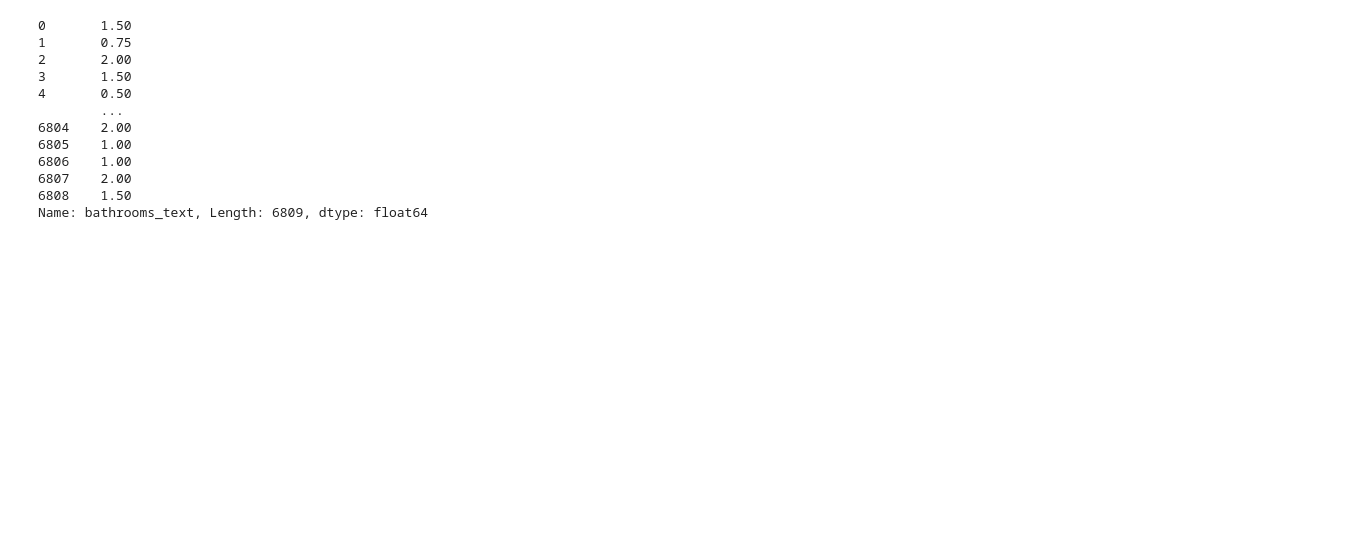
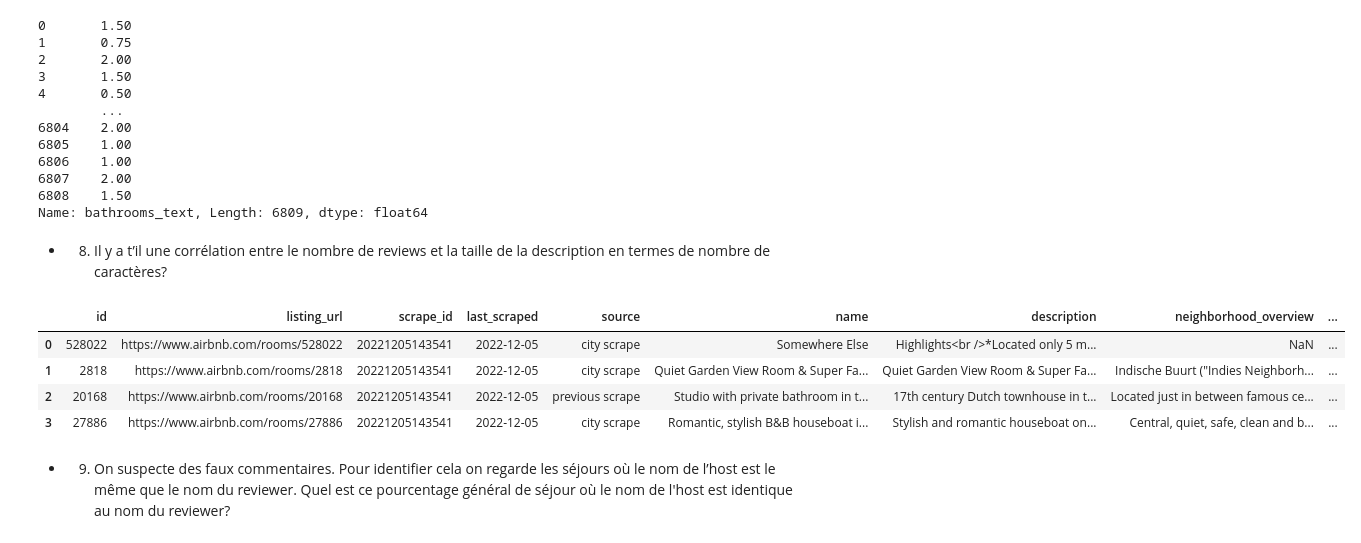
Before and after one commit to DonzerHD/Pandas-Env-Visuel, a Jupyter notebook: Pandas/TD_Pandas.ipynb, the cells around one changed output. Cells and saved outputs as stored; diff of their text form; code cells hidden in the pictures; blank space fills up the shorter version.

```diff
--- a/Pandas/TD_Pandas.ipynb
+++ b/Pandas/TD_Pandas.ipynb
@@ -216,3 +216,22 @@ df['bathrooms_text']
 6807    2.00
 6808    1.50
 Name: bathrooms_text, Length: 6809, dtype: float64
+# %% [markdown]
+- 8. Il y a t’il une corrélation entre le nombre de reviews et la taille de la description en
+termes de nombre de caractères?
+# %%
+df = pd.read_csv('listings.csv')
+df['description_length'] = df['description'].str.len()
+corr = df[['number_of_reviews', 'description_length']].corr()
+corr
+df.head(4)
+# %% [output]
+|  | id | listing_url | scrape_id | last_scraped | source | name | description | neighborhood_overview | ... |
+| 0 | 528022 | https://www.airbnb.com/rooms/528022 | 20221205143541 | 2022-12-05 | city scrape | Somewhere Else | Highlights<br />*Located only 5 m... | NaN | ... |
+| 1 | 2818 | https://www.airbnb.com/rooms/2818 | 20221205143541 | 2022-12-05 | city scrape | Quiet Garden View Room & Super Fa... | Quiet Garden View Room & Super Fa... | Indische Buurt ("Indies Neighborh... | ... |
+| 2 | 20168 | https://www.airbnb.com/rooms/20168 | 20221205143541 | 2022-12-05 | previous scrape | Studio with private bathroom in t... | 17th century Dutch townhouse in t... | Located just in between famous ce... | ... |
+| 3 | 27886 | https://www.airbnb.com/rooms/27886 | 20221205143541 | 2022-12-05 | city scrape | Romantic, stylish B&B houseboat i... | Stylish and romantic houseboat on... | Central, quiet, safe, clean and b... | ... |
+# %% [markdown]
+- 9. On suspecte des faux commentaires. Pour identifier cela on regarde les séjours où le
+nom de l’host est le même que le nom du reviewer. Quel est ce pourcentage général
+de séjour où le nom de l'host est identique au nom du reviewer?
```
Also changed, not shown: parts of 2 cells of this notebook, 1 other file.
